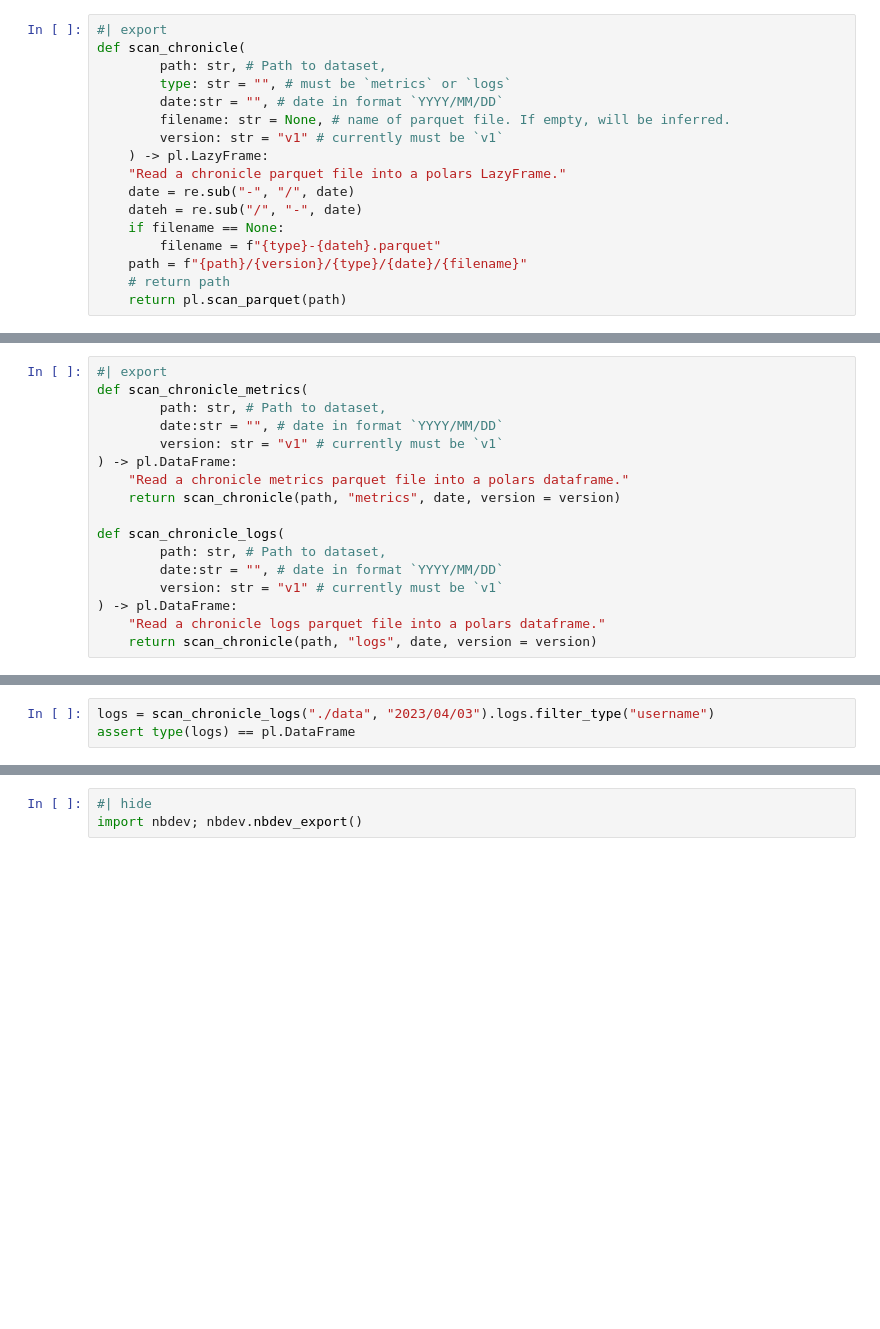
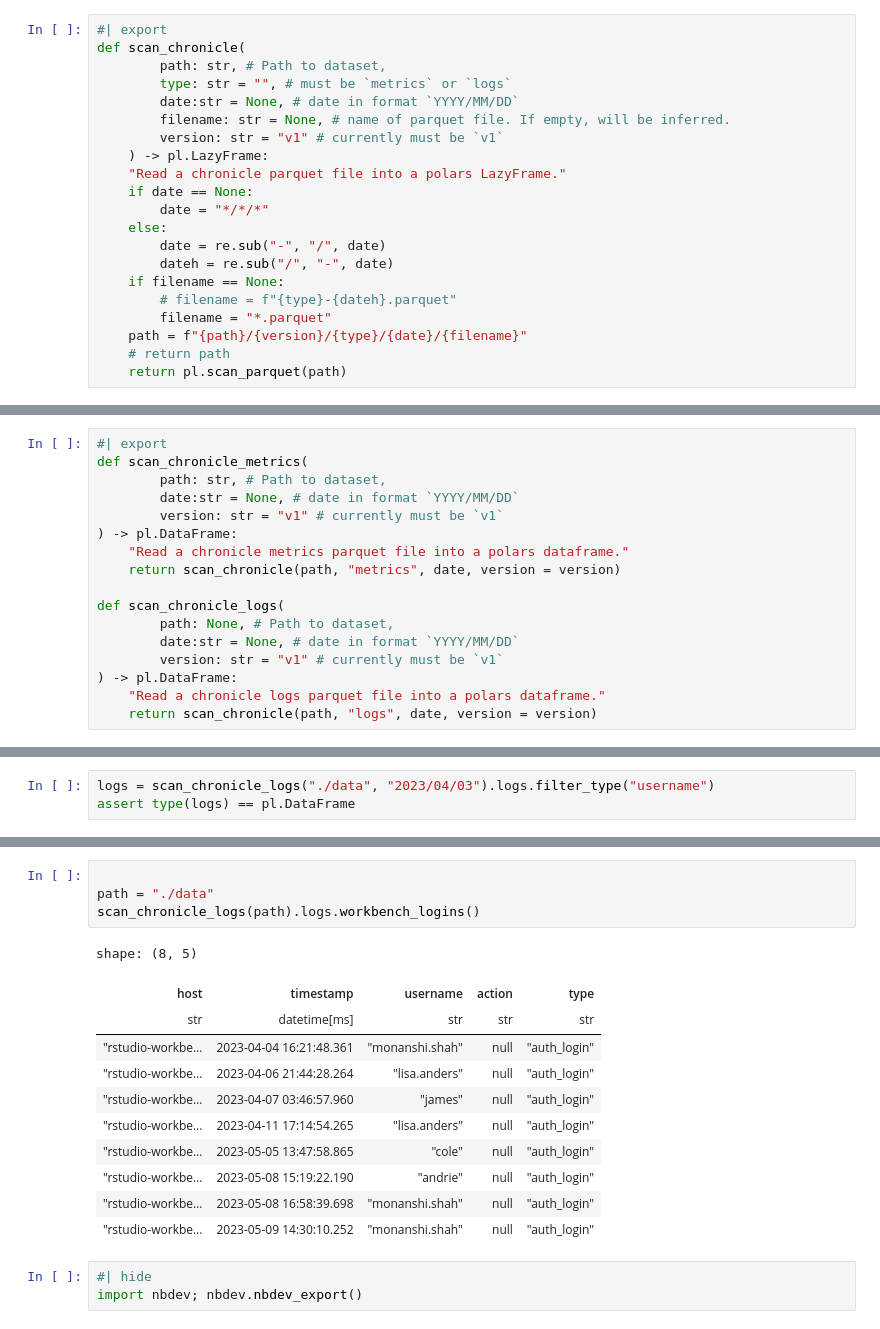
Before and after one commit to andrie/py-chronicle, a Jupyter notebook: nbs/core.ipynb, the cells around one changed output, grey strips where cells are left out. Drawn from its saved outputs; the diff is of its cells as text; blank space fills up the shorter version.

Commit message:
feat: logs.connect_logins() and logs.workbench_logins()

```diff
--- a/nbs/core.ipynb
+++ b/nbs/core.ipynb
@@ -131,15 +131,19 @@ assert z.columns == [
 def scan_chronicle(
         path: str, # Path to dataset,
         type: str = "", # must be `metrics` or `logs`
-        date:str = "", # date in format `YYYY/MM/DD`
+        date:str = None, # date in format `YYYY/MM/DD`
         filename: str = None, # name of parquet file. If empty, will be inferred.
         version: str = "v1" # currently must be `v1`
     ) -> pl.LazyFrame:
     "Read a chronicle parquet file into a polars LazyFrame."
-    date = re.sub("-", "/", date)
-    dateh = re.sub("/", "-", date)
+    if date == None:
+        date = "*/*/*"
+    else:
+        date = re.sub("-", "/", date)
+        dateh = re.sub("/", "-", date)
     if filename == None:
-        filename = f"{type}-{dateh}.parquet"
+        # filename = f"{type}-{dateh}.parquet"
+        filename = "*.parquet"
     path = f"{path}/{version}/{type}/{date}/{filename}"
     # return path
     return pl.scan_parquet(path)
@@ -150,15 +156,15 @@ scan_chronicle("./data", "metrics", "2023/04/03")
 #| export
 def scan_chronicle_metrics(
         path: str, # Path to dataset,
-        date:str = "", # date in format `YYYY/MM/DD`
+        date:str = None, # date in format `YYYY/MM/DD`
         version: str = "v1" # currently must be `v1`
 ) -> pl.DataFrame:
     "Read a chronicle metrics parquet file into a polars dataframe."
     return scan_chronicle(path, "metrics", date, version = version)
 
 def scan_chronicle_logs(
-        path: str, # Path to dataset,
-        date:str = "", # date in format `YYYY/MM/DD`
+        path: None, # Path to dataset,
+        date:str = None, # date in format `YYYY/MM/DD`
         version: str = "v1" # currently must be `v1`
 ) -> pl.DataFrame:
     "Read a chronicle logs parquet file into a polars dataframe."
@@ -339,3 +469,19 @@ scan_chronicle_logs("./data", "2023/04/03").logs.filter_type("username")
+# %%
+
+path = "./data"
+scan_chronicle_logs(path).logs.workbench_logins()
+# %% [output]
+shape: (8, 5)
+| host | timestamp | username | action | type |
+| str | datetime[ms] | str | str | str |
+| "rstudio-workbe… | 2023-04-04 16:21:48.361 | "monanshi.shah" | null | "auth_login" |
+| "rstudio-workbe… | 2023-04-06 21:44:28.264 | "lisa.anders" | null | "auth_login" |
+| "rstudio-workbe… | 2023-04-07 03:46:57.960 | "james" | null | "auth_login" |
+| "rstudio-workbe… | 2023-04-11 17:14:54.265 | "lisa.anders" | null | "auth_login" |
+| "rstudio-workbe… | 2023-05-05 13:47:58.865 | "cole" | null | "auth_login" |
+| "rstudio-workbe… | 2023-05-08 15:19:22.190 | "andrie" | null | "auth_login" |
+| "rstudio-workbe… | 2023-05-08 16:58:39.698 | "monanshi.shah" | null | "auth_login" |
+| "rstudio-workbe… | 2023-05-09 14:30:10.252 | "monanshi.shah" | null | "auth_login" |
 # %%
 #| hide
 import nbdev; nbdev.nbdev_export()
```
Also changed, not shown: parts of 21 cells of this notebook, 12 other files.
